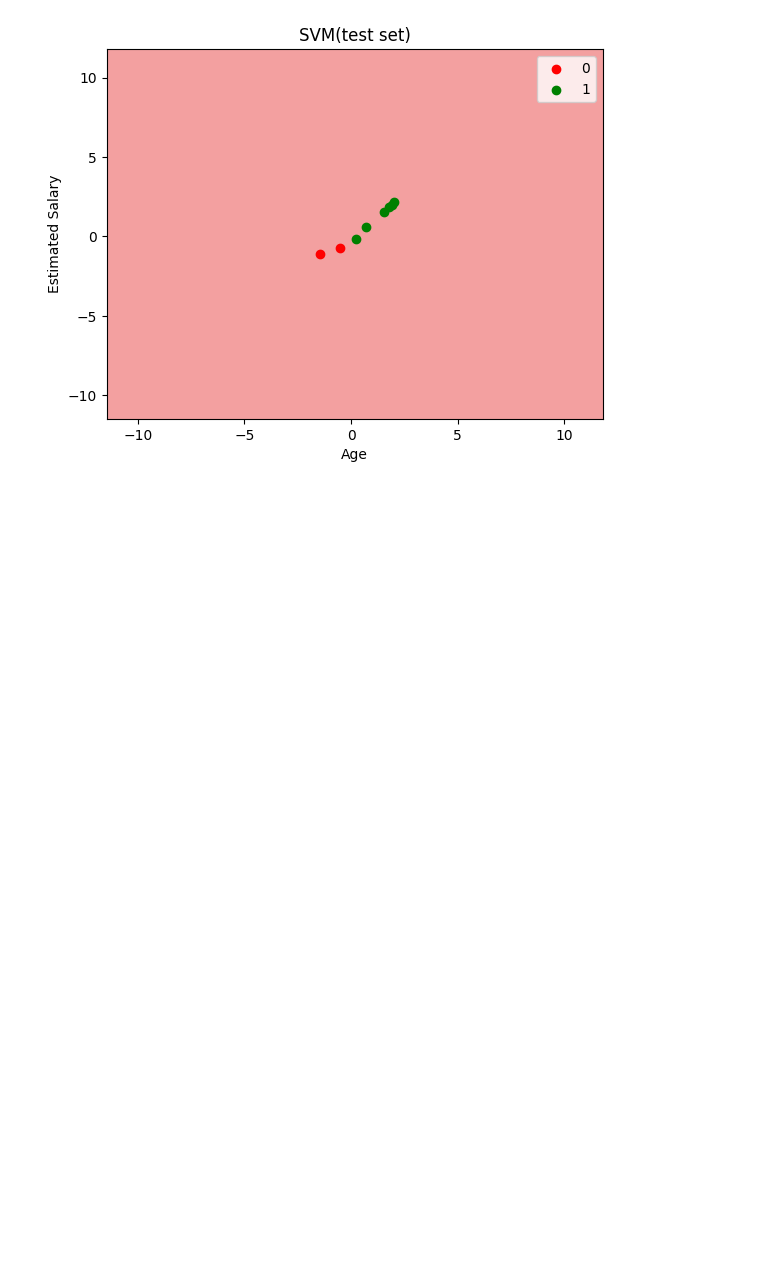
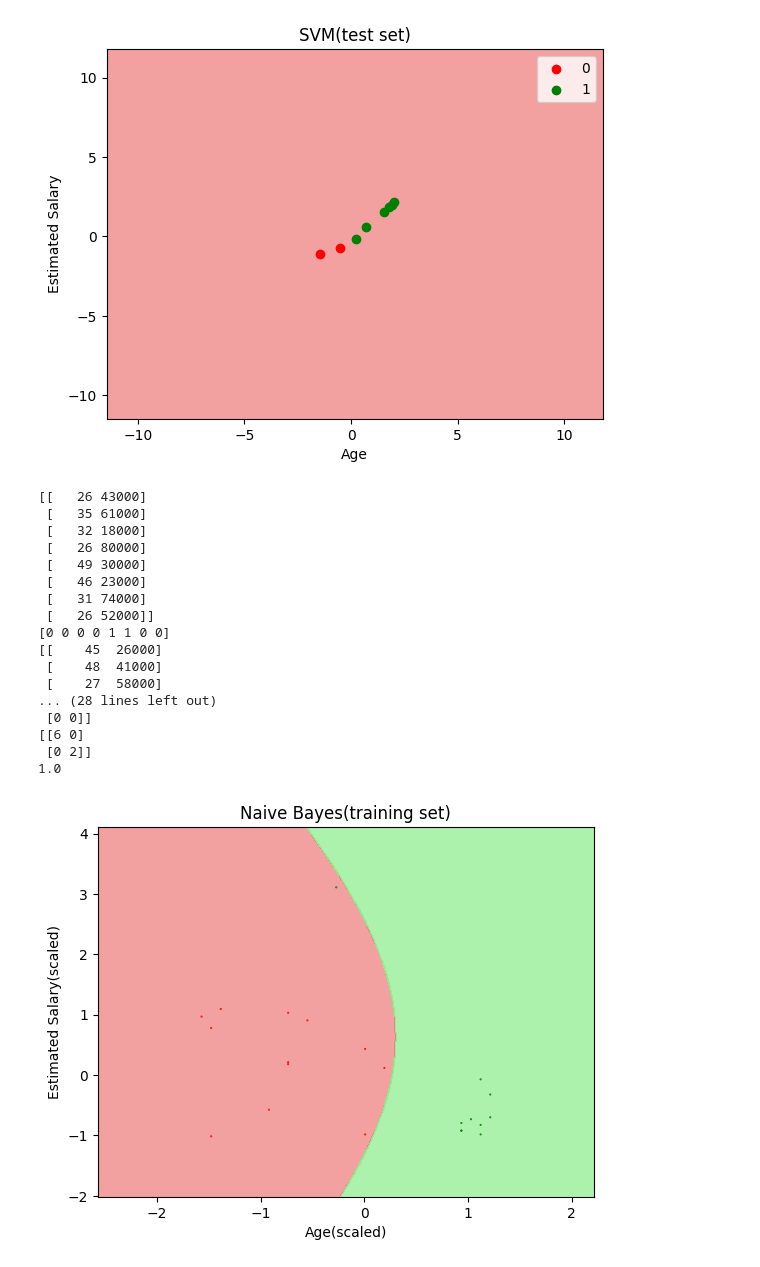
Before and after one commit to thrishadevadiga/Activity1, a Jupyter notebook: Untitled6.ipynb, the cells around one changed output. Drawn from its saved outputs; the diff is of its cells as text; code cells hidden in the pictures; blank space fills up the shorter version.

```diff
--- a/Untitled6.ipynb
+++ b/Untitled6.ipynb
@@ -73,3 +73,71 @@ plt.show()
 1.0
 [figure]
 [figure]
+# %%
+import pandas as pd
+import numpy as np
+import matplotlib.pyplot as plt
+dataset=pd.read_csv('/content/age.csv')
+x=dataset.iloc[:,1:-1].values
+y=dataset.iloc[:,-1].values
+from sklearn.model_selection import train_test_split
+x_train,x_test,y_train,y_test=train_test_split(x,y,test_size=0.25,random_state=0)
+print(x_test)
+print(y_test)
+print(x_train)
+print(y_train)
+from sklearn.preprocessing import StandardScaler
+sc=StandardScaler()
+x_train=sc.fit_transform(x_train)
+x_test=sc.transform(x_test)
+from sklearn.naive_bayes import GaussianNB
+classifier=GaussianNB()
+classifier.fit(x_train,y_train)
+print(classifier.predict(sc.transform([[30,87000]])))
+y_pred=classifier.predict(x_test)
+print(np.concatenate((y_pred.reshape(len(y_pred),1),y_test.reshape(len(y_test),1)),1))
+from sklearn.metrics import confusion_matrix,accuracy_score
+cm=confusion_matrix(y_test,y_pred)
+print(cm)
+print(accuracy_score(y_test,y_pred))
+from matplotlib.colors import ListedColormap
+x_set,y_set=x_train,y_train
+x1,x2=np.meshgrid(np.arange(start=x_set[:,0].min()-1,stop=x_set[:,0].max()+1,step=0.01),
+                  np.arange(start=x_set[:,1].min()-1,stop=x_set[:,1].max()+1,step=0.01))
+plt.contourf(x1,x2,classifier.predict(np.array([x1.ravel(),x2.ravel()]).T).reshape(x1.shape),
+             alpha=0.75,cmap=ListedColormap(('lightcoral','lightgreen')))
+plt.scatter(x_set[:,0],x_set[:,1],c=y_set,s=0.25,cmap=ListedColormap(('red','green')))
+plt.title("Naive Bayes(training set)")
+plt.xlabel("Age(scaled)")
+plt.ylabel("Estimated Salary(scaled)")
+plt.show()
+from matplotlib.colors import ListedColormap
+x_set,y_set=x_test,y_test
+x1,x2=np.meshgrid(np.arange(start=x_set[:,0].min()-1,stop=x_set[:,0].max()+1,step=0.01),
+                  np.arange(start=x_set[:,1].min()-1,stop=x_set[:,1].max()+1,step=0.01))
+plt.contourf(x1,x2,classifier.predict(np.array([x1.ravel(),x2.ravel()]).T).reshape(x1.shape),
+             alpha=0.75,cmap=ListedColormap(('lightcoral','lightgreen')))
+plt.scatter(x_set[:,0],x_set[:,1],c=y_set,s=0.25,cmap=ListedColormap(('red','green')))
+plt.title("Naive Bayes(training set)")
+plt.xlabel("Age(scaled)")
+plt.ylabel("Estimated Salary(scaled)")
+plt.show()
+# %% [output]
+[[   26 43000]
+ [   35 61000]
+ [   32 18000]
+ [   26 80000]
+ [   49 30000]
+ [   46 23000]
+ [   31 74000]
+ [   26 52000]]
+[0 0 0 0 1 1 0 0]
+[[    45  26000]
+ [    48  41000]
+ [    27  58000]
+... (28 lines left out)
+ [0 0]]
+[[6 0]
+ [0 2]]
+1.0
+[figure, added]
```
Also changed, not shown: parts of 1 cell of this notebook.
